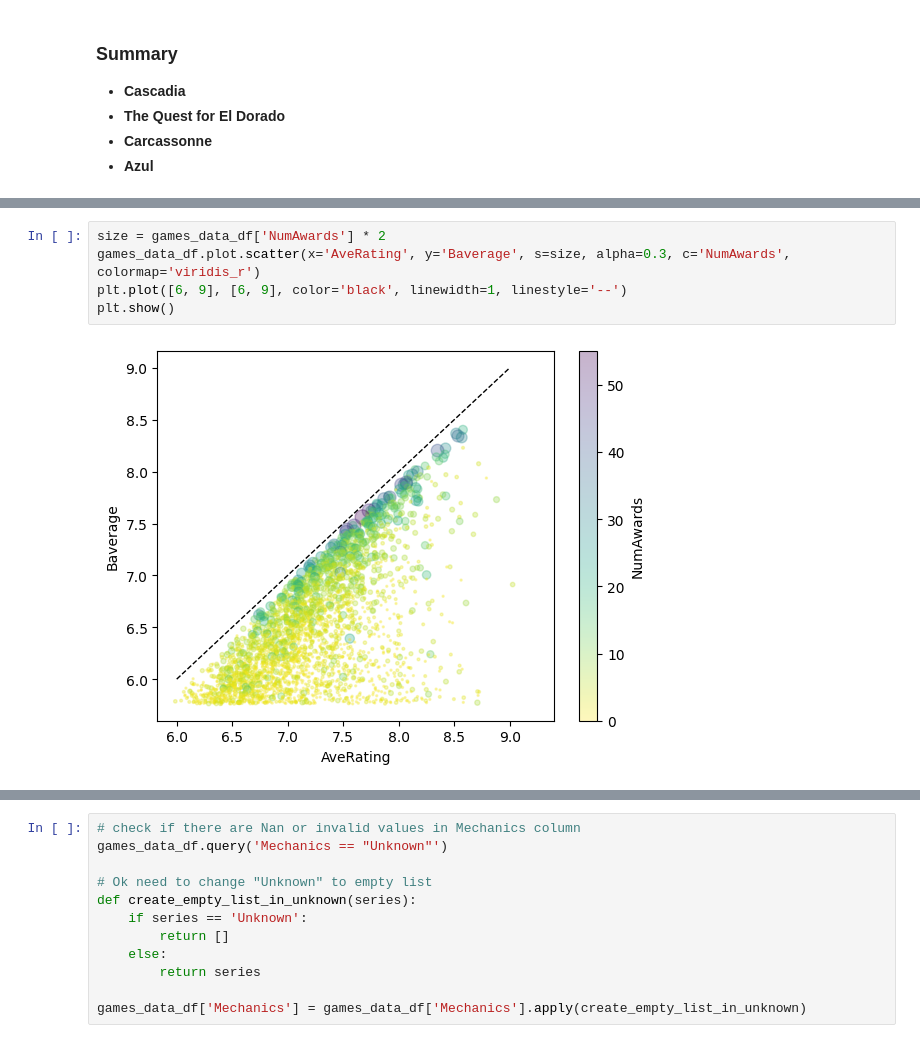
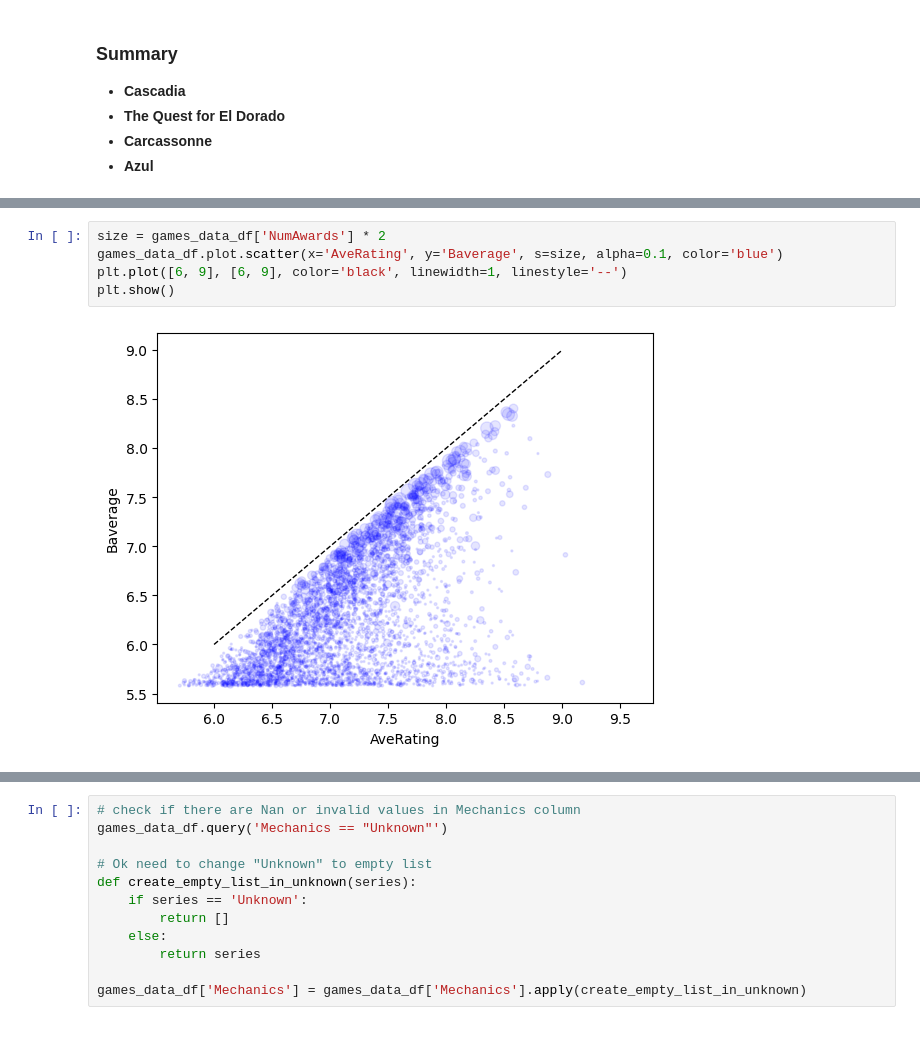
Before and after one commit to manuelarcer/bgg, a Jupyter notebook: bgg_scraper_v3.ipynb, the cells around one changed output, grey strips where cells are left out. Saved outputs shown, nothing was run; the diff lists cells and outputs as text.

```diff
--- a/bgg_scraper_v3.ipynb
+++ b/bgg_scraper_v3.ipynb
@@ -650,8 +640,8 @@ plt.show()
 # %%
 size = games_data_df['NumAwards'] * 2
-games_data_df.plot.scatter(x='AveRating', y='Baverage', s=size, alpha=0.3, c='NumAwards', colormap='viridis_r')
+games_data_df.plot.scatter(x='AveRating', y='Baverage', s=size, alpha=0.1, color='blue')
 plt.plot([6, 9], [6, 9], color='black', linewidth=1, linestyle='--')
 plt.show()
 # %% [output]
-[figure, old version]
+[figure, new version]
 # %%
```
Also changed, not shown: parts of 21 cells of this notebook.
